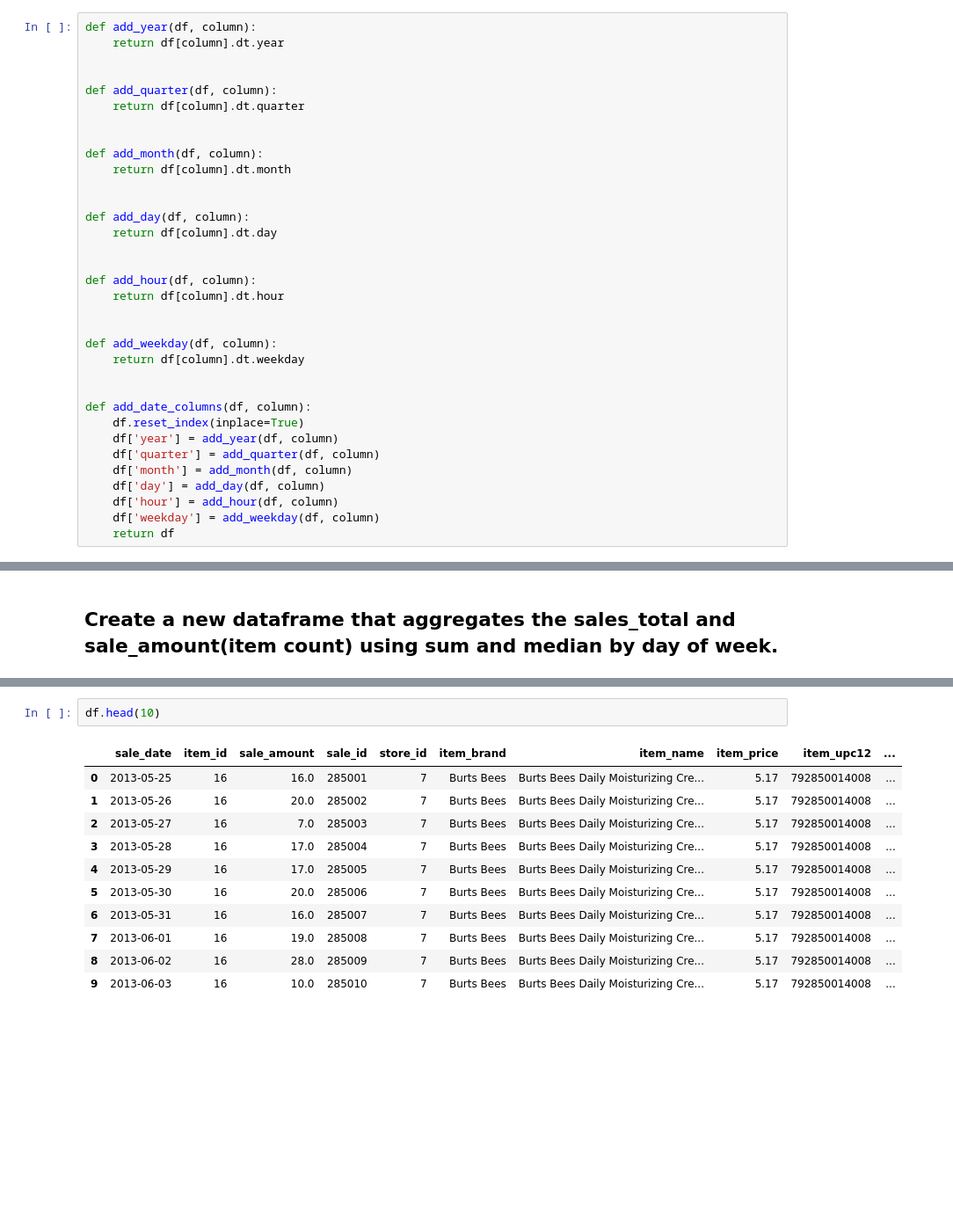
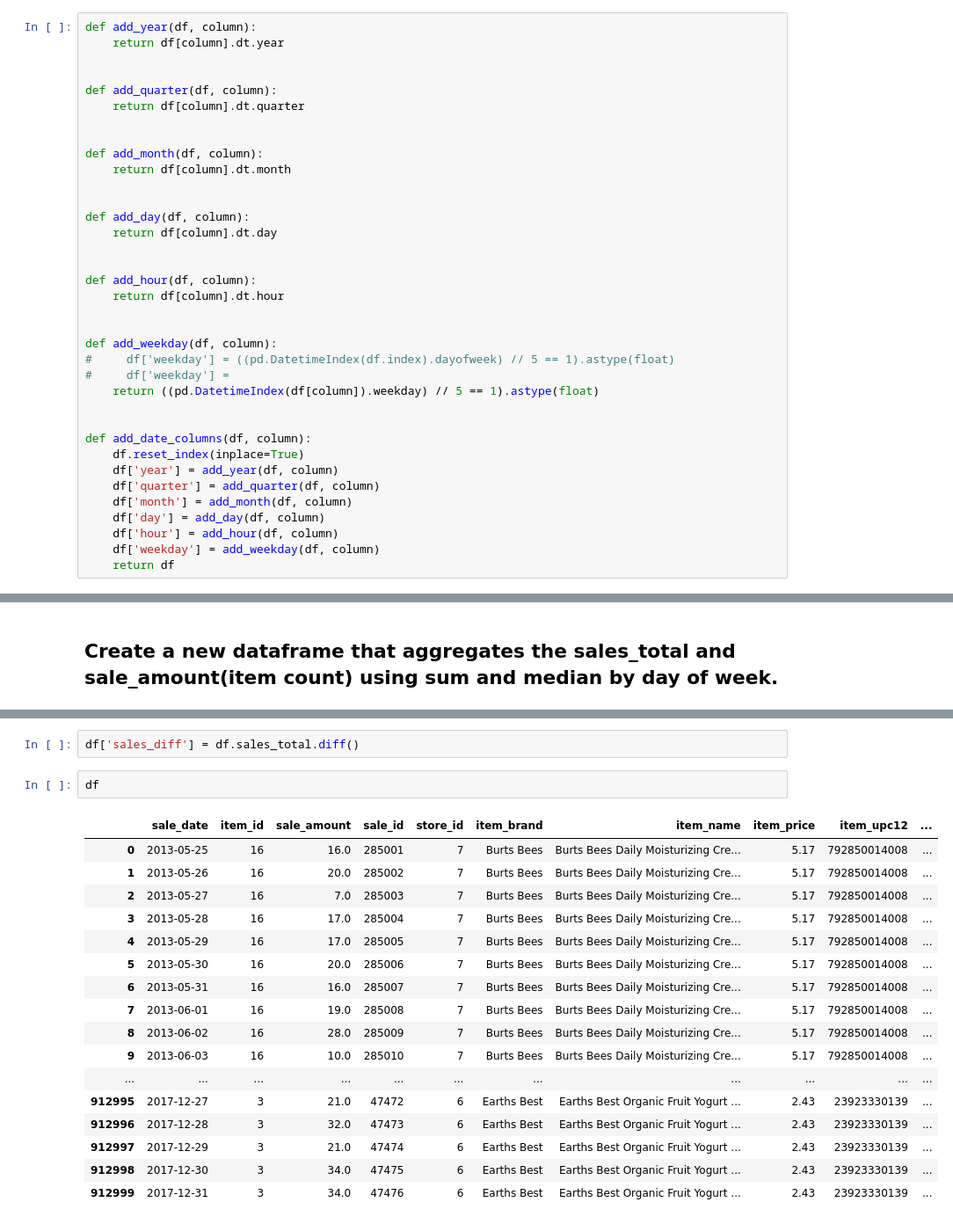
Before and after one commit to ecdedios/ds-methodologies-exercises, a Jupyter notebook: time_series/playground.ipynb, the cells around one changed output, grey strips where cells are left out. Shown: that part at 88% size. Cells and saved outputs as stored; diff of their text form; blank space fills up the shorter version.

```diff
--- a/time_series/playground.ipynb
+++ b/time_series/playground.ipynb
@@ -103,7 +103,9 @@ def add_hour(df, column):
 
 
 def add_weekday(df, column):
-    return df[column].dt.weekday
+#     df['weekday'] = ((pd.DatetimeIndex(df.index).dayofweek) // 5 == 1).astype(float)
+#     df['weekday'] =
+    return ((pd.DatetimeIndex(df[column]).weekday) // 5 == 1).astype(float)
 
 
 def add_date_columns(df, column):
@@ -158,14 +163,22 @@ df_agg.head(10)
+# %%
+df['sales_diff'] = df.sales_total.diff()
 # %%
-df.head(10)
+df
 # %% [output]
 |  | sale_date | item_id | sale_amount | sale_id | store_id | item_brand | item_name | item_price | item_upc12 | ... |
 | 0 | 2013-05-25 | 16 | 16.0 | 285001 | 7 | Burts Bees | Burts Bees Daily Moisturizing Cre... | 5.17 | 792850014008 | ... |
 | 1 | 2013-05-26 | 16 | 20.0 | 285002 | 7 | Burts Bees | Burts Bees Daily Moisturizing Cre... | 5.17 | 792850014008 | ... |
 | 2 | 2013-05-27 | 16 | 7.0 | 285003 | 7 | Burts Bees | Burts Bees Daily Moisturizing Cre... | 5.17 | 792850014008 | ... |
 | 3 | 2013-05-28 | 16 | 17.0 | 285004 | 7 | Burts Bees | Burts Bees Daily Moisturizing Cre... | 5.17 | 792850014008 | ... |
 | 4 | 2013-05-29 | 16 | 17.0 | 285005 | 7 | Burts Bees | Burts Bees Daily Moisturizing Cre... | 5.17 | 792850014008 | ... |
 | 5 | 2013-05-30 | 16 | 20.0 | 285006 | 7 | Burts Bees | Burts Bees Daily Moisturizing Cre... | 5.17 | 792850014008 | ... |
 | 6 | 2013-05-31 | 16 | 16.0 | 285007 | 7 | Burts Bees | Burts Bees Daily Moisturizing Cre... | 5.17 | 792850014008 | ... |
 | 7 | 2013-06-01 | 16 | 19.0 | 285008 | 7 | Burts Bees | Burts Bees Daily Moisturizing Cre... | 5.17 | 792850014008 | ... |
 | 8 | 2013-06-02 | 16 | 28.0 | 285009 | 7 | Burts Bees | Burts Bees Daily Moisturizing Cre... | 5.17 | 792850014008 | ... |
 | 9 | 2013-06-03 | 16 | 10.0 | 285010 | 7 | Burts Bees | Burts Bees Daily Moisturizing Cre... | 5.17 | 792850014008 | ... |
+| ... | ... | ... | ... | ... | ... | ... | ... | ... | ... | ... |
+| 912995 | 2017-12-27 | 3 | 21.0 | 47472 | 6 | Earths Best | Earths Best Organic Fruit Yogurt ... | 2.43 | 23923330139 | ... |
+| 912996 | 2017-12-28 | 3 | 32.0 | 47473 | 6 | Earths Best | Earths Best Organic Fruit Yogurt ... | 2.43 | 23923330139 | ... |
+| 912997 | 2017-12-29 | 3 | 21.0 | 47474 | 6 | Earths Best | Earths Best Organic Fruit Yogurt ... | 2.43 | 23923330139 | ... |
+| 912998 | 2017-12-30 | 3 | 34.0 | 47475 | 6 | Earths Best | Earths Best Organic Fruit Yogurt ... | 2.43 | 23923330139 | ... |
+| 912999 | 2017-12-31 | 3 | 34.0 | 47476 | 6 | Earths Best | Earths Best Organic Fruit Yogurt ... | 2.43 | 23923330139 | ... |
```
Also changed, not shown: parts of 14 cells of this notebook, 3 other files.
